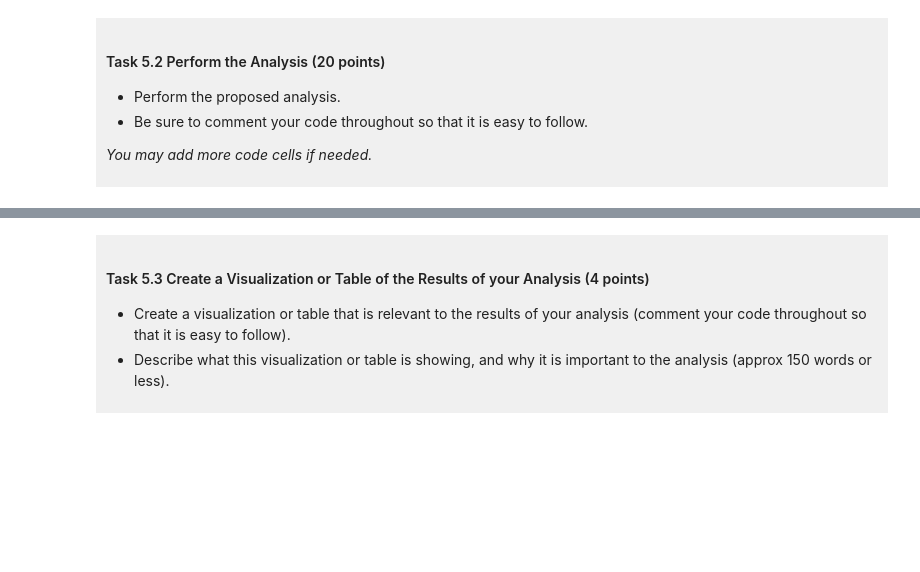
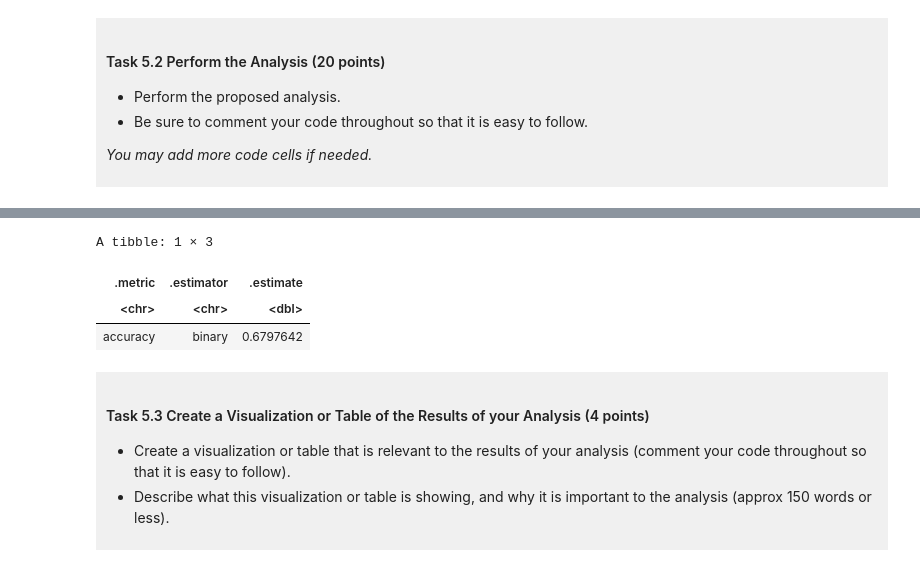
Before and after one commit to chickensandwich2736/dsci-100-project-alex-ren, a Jupyter notebook: dsci-100-project-notebook.ipynb, the cells around one changed output, grey strips where cells are left out. Saved outputs shown, nothing was run; the diff lists cells and outputs as text; code cells hidden in the pictures; blank space fills up the shorter version.

```diff
--- a/dsci-100-project-notebook.ipynb
+++ b/dsci-100-project-notebook.ipynb
@@ -478,3 +723,16 @@ This is a *draft*, we require a commit at this stage but it does not need to be
+# %%
+# determining the accuracy of the model's predictions on the testing set
+ncaa_prediction_accuracy <- ncaa_predictions |>
+    metrics(truth = bid, estimate = .pred_class) |>
+    filter(.metric == "accuracy")
+
+# displaying the accuracy
+ncaa_prediction_accuracy
+# %% [output]
+A tibble: 1 × 3
+| .metric | .estimator | .estimate |
+| <chr> | <chr> | <dbl> |
+| accuracy | binary | 0.6797642 |
 # %% [markdown]
 <div style="background-color: #f0f0f0; padding: 10px;">
 
```
Also changed, not shown: parts of 10 cells of this notebook.
